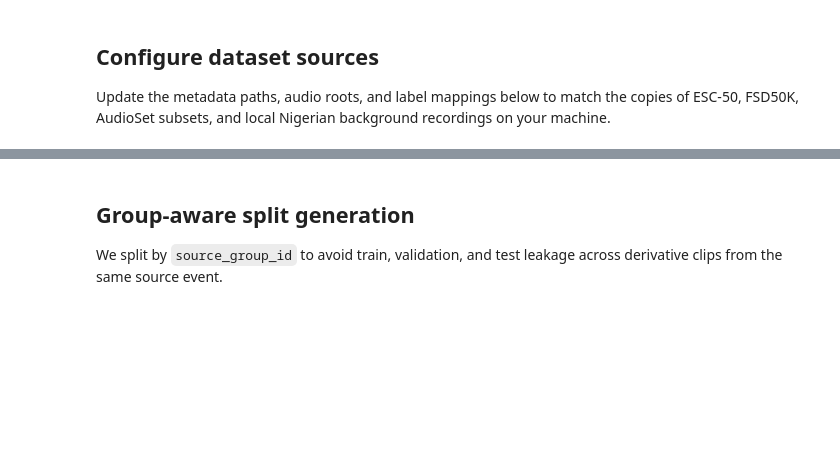
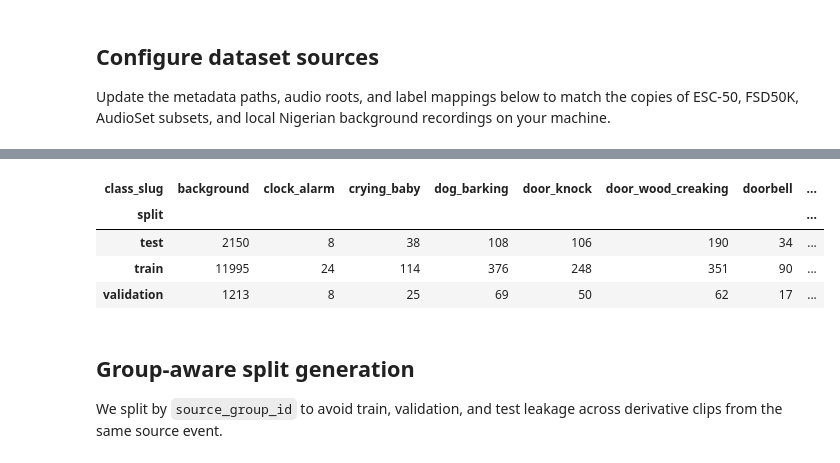
Before and after one commit to oselumeseagbonrofo/SoundPulse, a Jupyter notebook: ml/notebooks/01_dataset_curation_and_manifest.ipynb, the cells around one changed output, grey strips where cells are left out. Drawn from its saved outputs; the diff is of its cells as text; code cells hidden in the pictures; blank space fills up the shorter version.

```diff
--- a/ml/notebooks/01_dataset_curation_and_manifest.ipynb
+++ b/ml/notebooks/01_dataset_curation_and_manifest.ipynb
@@ -169,7 +78,2 @@ def build_curated_rows(dataset_name: str, config: dict[str, Any]) -> list[Curate
 # %%
-all_rows: list[CuratedClip] = []
-for dataset_name, config in DATASET_SOURCES.items():
-    all_rows.extend(build_curated_rows(dataset_name, config))
-
-curated_df = pd.DataFrame([row.__dict__ for row in all_rows])
-curated_df.head()
+curated_df.groupby(['dataset_name', 'class_slug']).size().unstack(fill_value=0)
@@ -176,9 +85,11 @@ curated_df.head()
 # %%
-assert not curated_df.empty, 'No rows were curated. Update DATASET_SOURCES to point at real metadata and audio.'
-assert curated_df['clip_id'].is_unique, 'clip_id values must be unique'
-assert set(curated_df['class_slug']).issubset(VALID_CLASS_SLUGS)
-
-print(curated_df.groupby('class_slug').size().sort_values(ascending=False))
+curated_df.groupby(['split', 'class_slug']).size().unstack(fill_value=0)
+# %% [output]
+| class_slug | background | clock_alarm | crying_baby | dog_barking | door_knock | door_wood_creaking | doorbell | ... |
+| split |  |  |  |  |  |  |  | ... |
+| test | 2150 | 8 | 38 | 108 | 106 | 190 | 34 | ... |
+| train | 11995 | 24 | 114 | 376 | 248 | 351 | 90 | ... |
+| validation | 1213 | 8 | 25 | 69 | 50 | 62 | 17 | ... |
 # %% [markdown]
 ## Group-aware split generation
 
```
Also changed, not shown: parts of 9 cells of this notebook, 37 other files.
